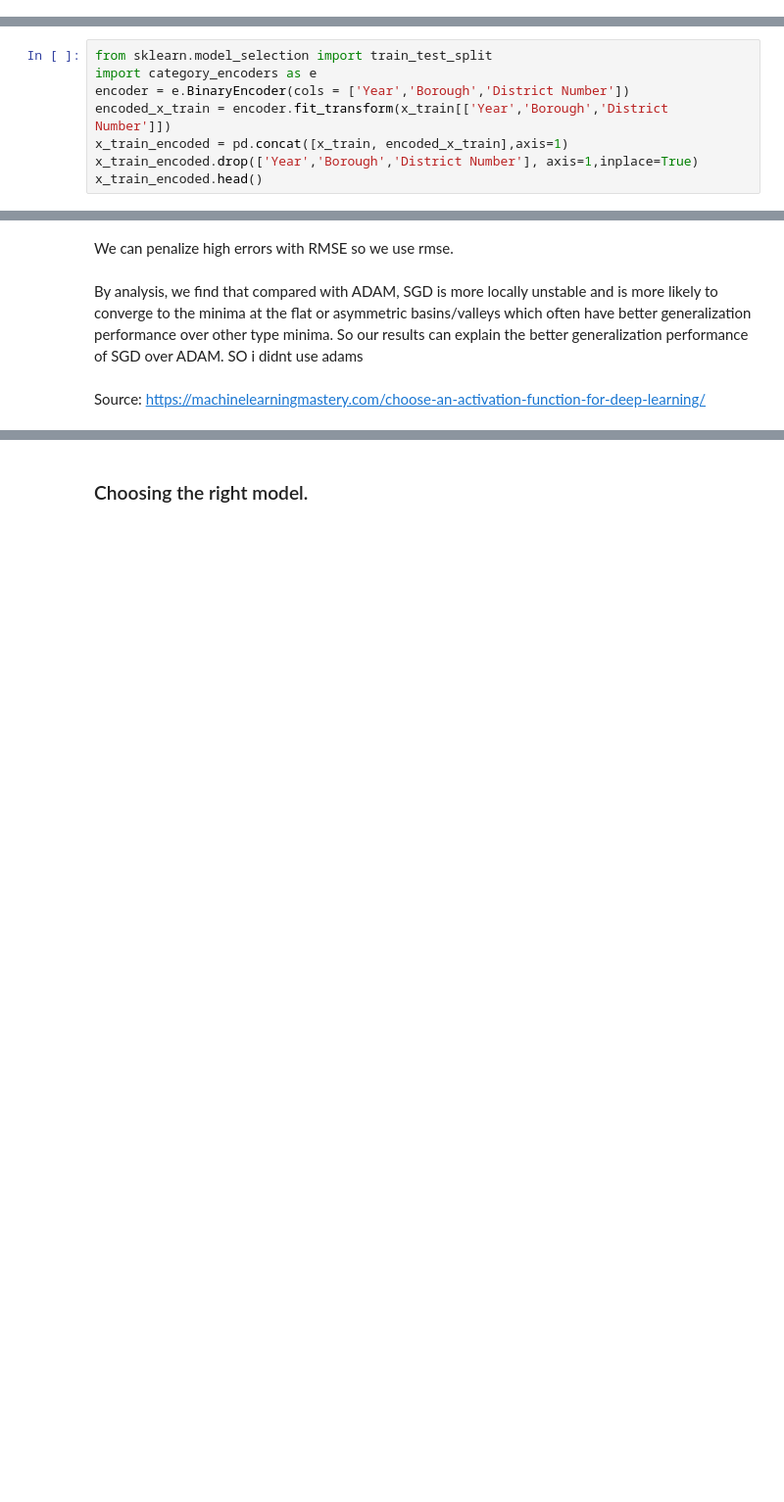
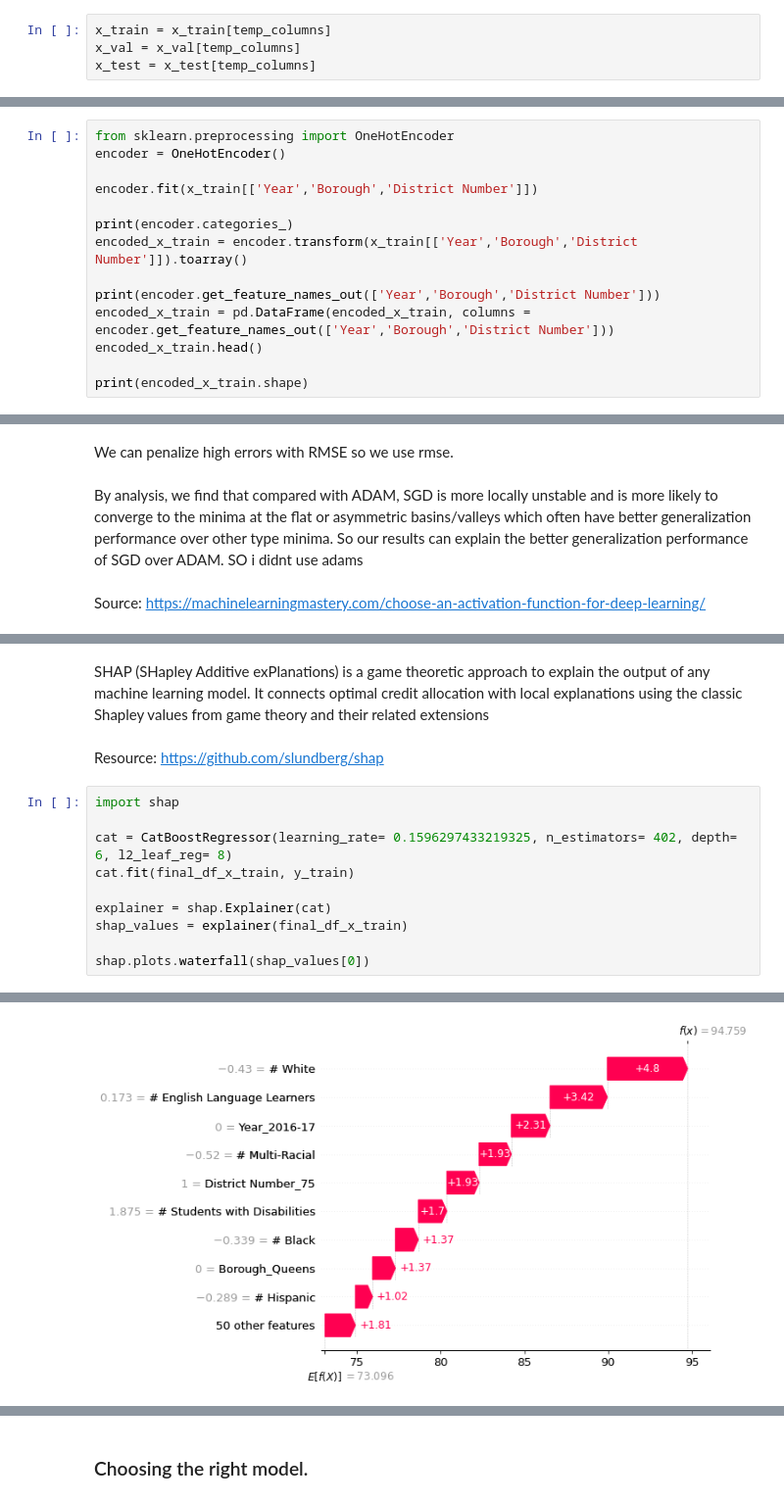
Before and after one commit to taehyun53/NYC-Yearly-High-School-Economic-Need, a Jupyter notebook: NewYorkCity_Education/notebook/Preprocessing and Modeling.ipynb, the cells around one changed output, grey strips where cells are left out. Shown at 98% size. Drawn from its saved outputs; the diff is of its cells as text; blank space fills up the shorter version.

```diff
--- a/NewYorkCity_Education/notebook/Preprocessing and Modeling.ipynb
+++ b/NewYorkCity_Education/notebook/Preprocessing and Modeling.ipynb
@@ -429,0 +618,4 @@ x_train, x_test, y_train, y_test = train_test_split(x,y, test_size = 0.2, random
+# %%
+x_train = x_train[temp_columns]
+x_val = x_val[temp_columns]
+x_test = x_test[temp_columns]
@@ -432,9 +642,15 @@ x_train, x_test, y_train, y_test = train_test_split(x,y, test_size = 0.2, random
 # %%
-from sklearn.model_selection import train_test_split
-import category_encoders as e
-encoder = e.BinaryEncoder(cols = ['Year','Borough','District Number'])
-encoded_x_train = encoder.fit_transform(x_train[['Year','Borough','District Number']])
-x_train_encoded = pd.concat([x_train, encoded_x_train],axis=1)
-x_train_encoded.drop(['Year','Borough','District Number'], axis=1,inplace=True)
-x_train_encoded.head()
+from sklearn.preprocessing import OneHotEncoder
+encoder = OneHotEncoder()
+
+encoder.fit(x_train[['Year','Borough','District Number']])
+
+print(encoder.categories_)
+encoded_x_train = encoder.transform(x_train[['Year','Borough','District Number']]).toarray()
+
+print(encoder.get_feature_names_out(['Year','Borough','District Number']))
+encoded_x_train = pd.DataFrame(encoded_x_train, columns = encoder.get_feature_names_out(['Year','Borough','District Number']))
+encoded_x_train.head()
+
+print(encoded_x_train.shape)
 # %% [output]
@@ -579,0 +1042,15 @@ result_df
+# %% [markdown]
+SHAP (SHapley Additive exPlanations) is a game theoretic approach to explain the output of any machine learning model. It connects optimal credit allocation with local explanations using the classic Shapley values from game theory and their related extensions
+# %% [markdown]
+Resource: https://github.com/slundberg/shap
+# %%
+import shap
+
+cat = CatBoostRegressor(learning_rate= 0.1596297433219325, n_estimators= 402, depth= 6, l2_leaf_reg= 8)
+cat.fit(final_df_x_train, y_train)
+
+explainer = shap.Explainer(cat)
+shap_values = explainer(final_df_x_train)
+
+shap.plots.waterfall(shap_values[0])
+# %% [output]
@@ -579,0 +1074 @@ result_df
+[figure, added]
```
Also changed, not shown: parts of 68 cells of this notebook, 6 other files.
